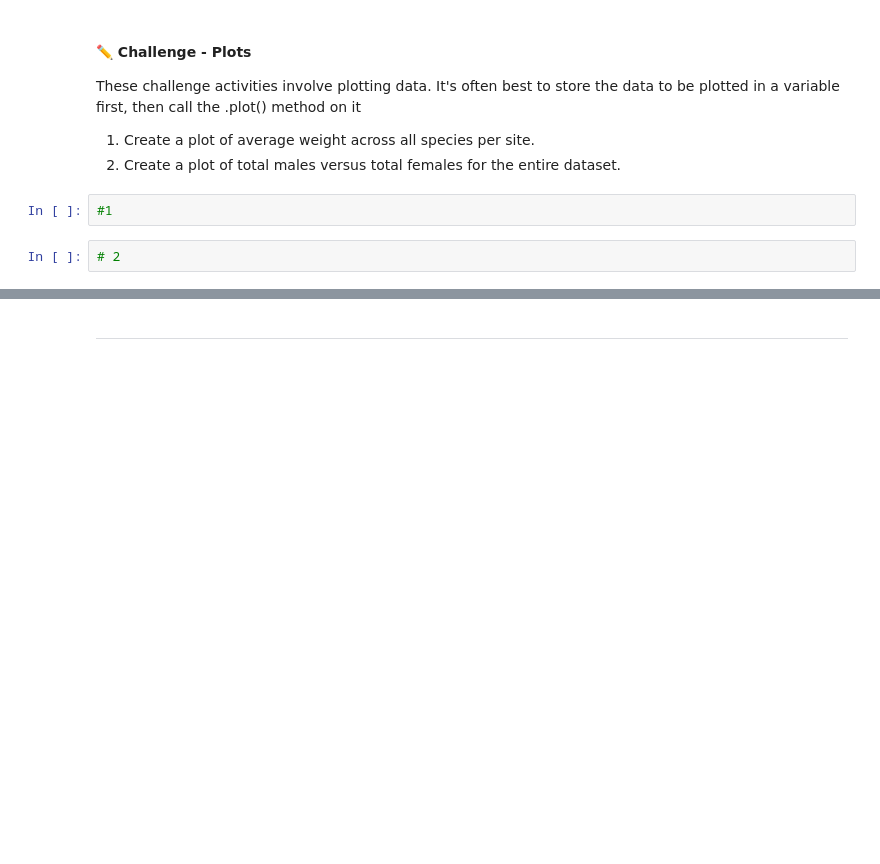
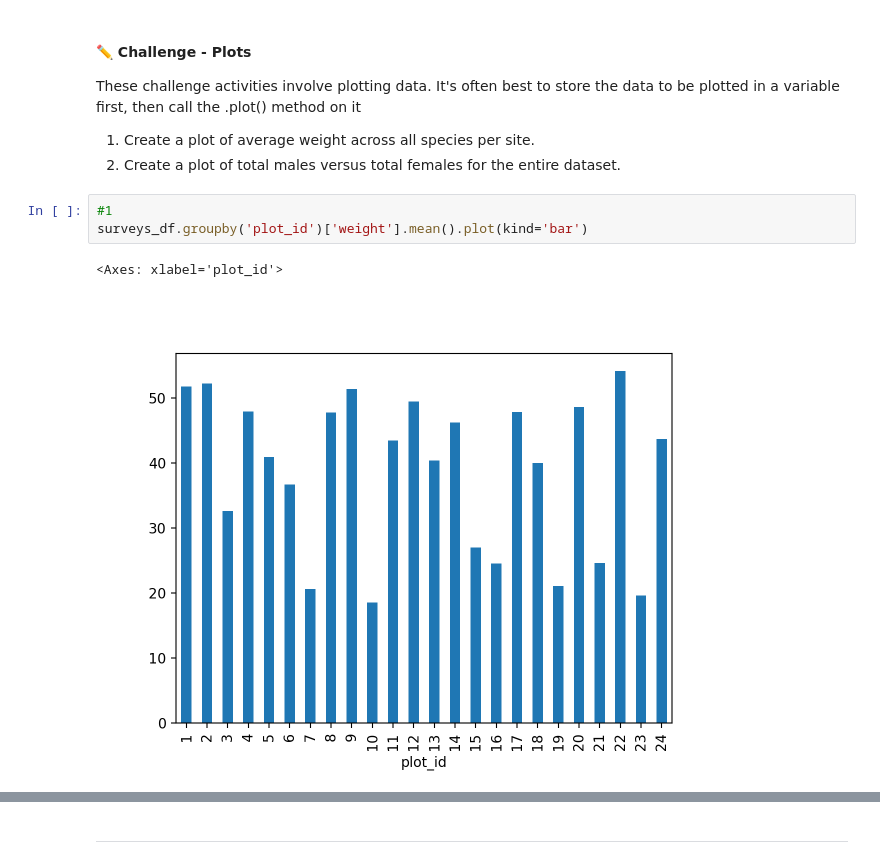
Before and after one commit to CurtinIDS/CIC_Carpentries_Python, a Jupyter notebook: notebooks/Intro_to_Python_Day1_Pt2.ipynb, the cells around one changed output, grey strips where cells are left out. Saved outputs shown, nothing was run; the diff lists cells and outputs as text; blank space fills up the shorter version.

```diff
--- a/notebooks/Intro_to_Python_Day1_Pt2.ipynb
+++ b/notebooks/Intro_to_Python_Day1_Pt2.ipynb
@@ -288,7 +602,9 @@ These challenge activities involve plotting data. It's often best to store the d
 
 1. Create a plot of average weight across all species per site.
 2. Create a plot of total males versus total females for the entire dataset.
-# %%
-#1
-# %%
-# 2
+# %%
+#1
+surveys_df.groupby('plot_id')['weight'].mean().plot(kind='bar')
+# %% [output]
+<Axes: xlabel='plot_id'>
+[figure, added]
```
Also changed, not shown: parts of 50 cells of this notebook.
